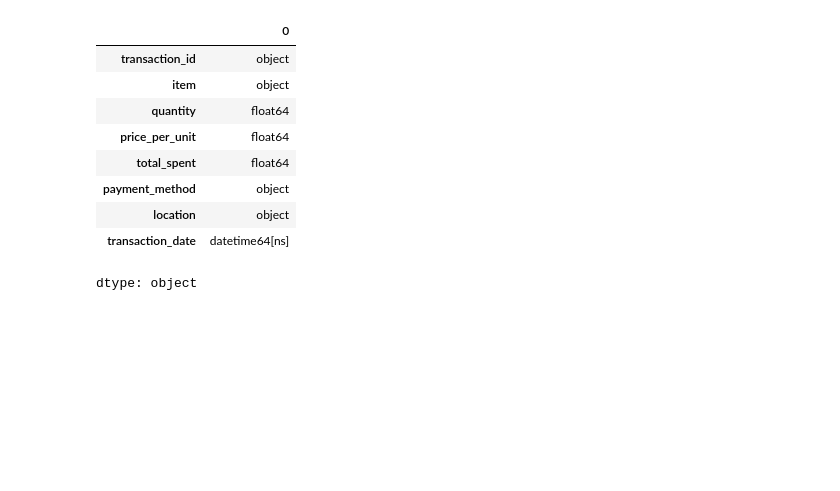
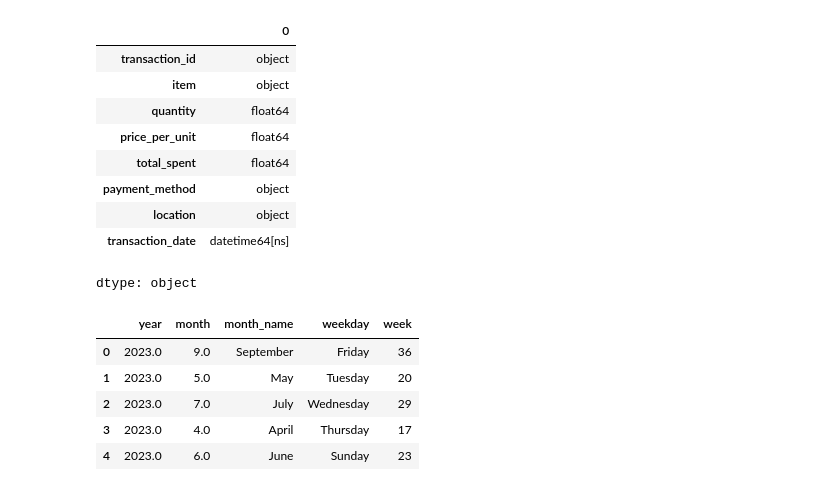
Before and after one commit to rudmaxx/Analysis_Cafe_Sales, a Jupyter notebook: EDA_cafe_sales.ipynb, the cells around one changed output. Saved outputs shown, nothing was run; the diff lists cells and outputs as text; code cells hidden in the pictures; blank space fills up the shorter version.

```diff
--- a/EDA_cafe_sales.ipynb
+++ b/EDA_cafe_sales.ipynb
@@ -238,3 +239,20 @@ df.dtypes
 | location | object |
 | transaction_date | datetime64[ns] |
 dtype: object
+# %%
+# Extracting time signatures
+df['year'] = df['transaction_date'].dt.year
+df['month'] = df['transaction_date'].dt.month
+df['month_name'] = df['transaction_date'].dt.strftime('%B')
+
+df['weekday'] = df['transaction_date'].dt.day_name()
+df['week'] = df['transaction_date'].dt.isocalendar().week.astype('Int64')
+
+df[['year','month','month_name','weekday','week']].head()
+# %% [output]
+|  | year | month | month_name | weekday | week |
+| 0 | 2023.0 | 9.0 | September | Friday | 36 |
+| 1 | 2023.0 | 5.0 | May | Tuesday | 20 |
+| 2 | 2023.0 | 7.0 | July | Wednesday | 29 |
+| 3 | 2023.0 | 4.0 | April | Thursday | 17 |
+| 4 | 2023.0 | 6.0 | June | Sunday | 23 |
```
Also changed, not shown: parts of 13 cells of this notebook.
